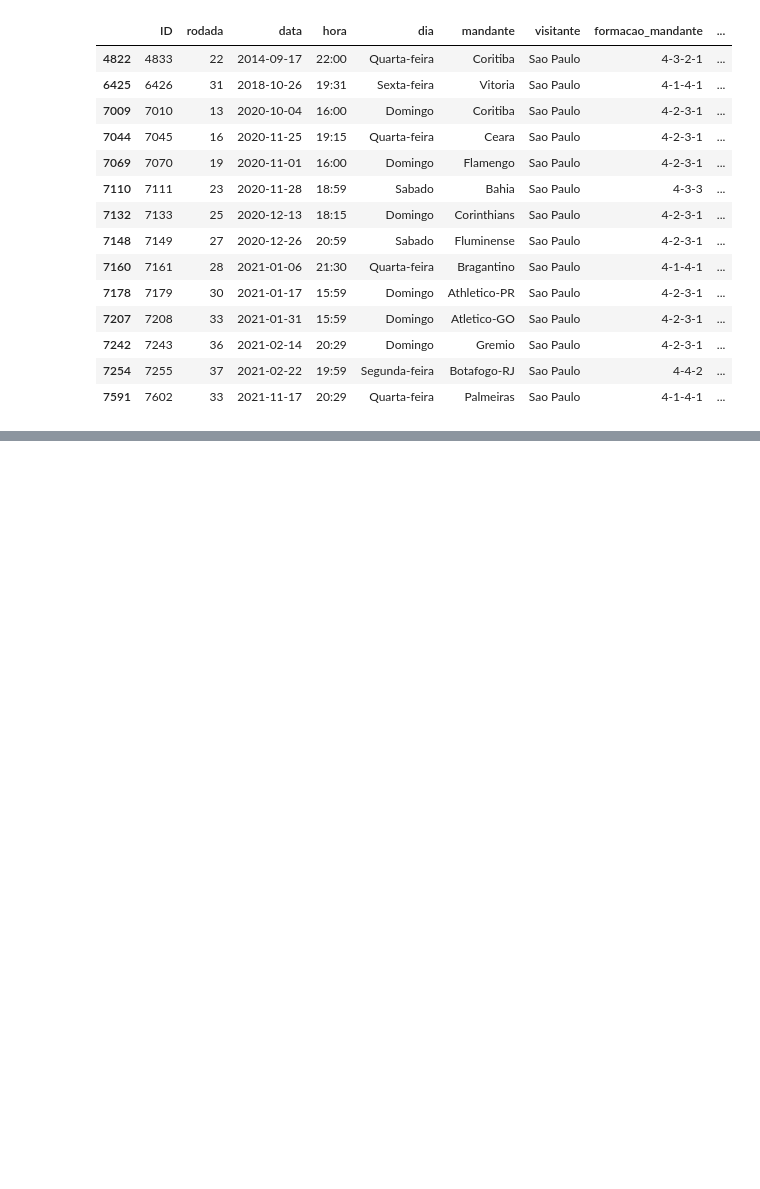
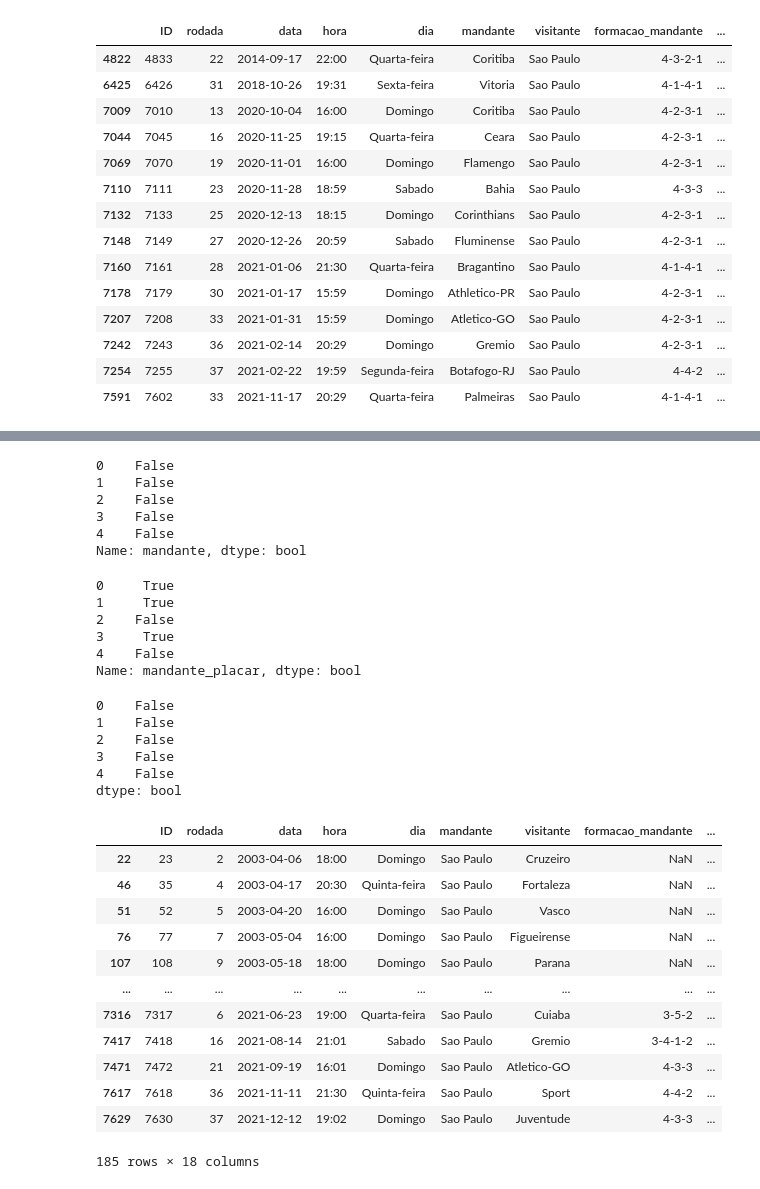
Before and after one commit to LeonardoHyppolito/Estudos, a Jupyter notebook: analise_com_pandas.ipynb, the cells around one changed output, grey strips where cells are left out. Drawn from its saved outputs; the diff is of its cells as text; code cells hidden in the pictures; blank space fills up the shorter version.

```diff
--- a/analise_com_pandas.ipynb
+++ b/analise_com_pandas.ipynb
@@ -750,0 +748,2 @@ formacao4_4_2
+# %%
+df = pd.read_csv("campeonato-brasileiro-full.csv")
@@ -750,0 +759,59 @@ formacao4_4_2
+# %%
+# Variável, vá ao meu df.coluna mandante, e analisa pra mim, os valores Sao Paulo.
+mandante_sp = df.mandante == "Sao Paulo"
+# %%
+# Como atribuímos a essa variável todas as ocasiões, em que o valor Sao Paulo aparece na feature "mandante", ela funciona como um booliano,
+#Como se ela percorresse toda a coluna, verificando se existe (TRUE) ou não existe (FALSE) o valor Sao Paulo, naquela linha. Logo se dermos um .head():
+mandante_sp.head()
+# %% [output]
+0    False
+1    False
+2    False
+3    False
+4    False
+Name: mandante, dtype: bool
+# %%
+# Agora como a ideia é analisar, múltiplas condições, podemos criar uma nova variável, com uma nova condição. A ideia
+# é verificar se o time fez pelo menos 2 gols,
+gols_feitos = df.mandante_placar >= 2
+# %%
+# Da mesma forma, a variável percorre a coluna, verificando se o valor é >= 2 e nos retorna TRUE ou FALSE.
+gols_feitos.head()
+# %% [output]
+0     True
+1     True
+2    False
+3     True
+4    False
+Name: mandante_placar, dtype: bool
+# %%
+# Aqui o pc esta percorrendo as colunas de interesse, e verificando se satisfaz ambas condições, detalhe para o "&"
+# que funcionou e não consegui aplicar o "and" o qual eu achava que era a mesma coisa.
+(mandante_sp & gols_feitos).head()
+# %% [output]
+0    False
+1    False
+2    False
+3    False
+4    False
+dtype: bool
+# %%
+# Podemos então criar uma nova variável, chamada sp gol feitos, juntando essas duas.
+# Essa variável pede ao Df todas as observações que satisfazem ambas as condições.
+sp_gols_feitos = df.loc[(mandante_sp & gols_feitos)]
+# %%
+sp_gols_feitos
+# %% [output]
+|  | ID | rodada | data | hora | dia | mandante | visitante | formacao_mandante | ... |
+| 22 | 23 | 2 | 2003-04-06 | 18:00 | Domingo | Sao Paulo | Cruzeiro | NaN | ... |
+| 46 | 35 | 4 | 2003-04-17 | 20:30 | Quinta-feira | Sao Paulo | Fortaleza | NaN | ... |
+| 51 | 52 | 5 | 2003-04-20 | 16:00 | Domingo | Sao Paulo | Vasco | NaN | ... |
+| 76 | 77 | 7 | 2003-05-04 | 16:00 | Domingo | Sao Paulo | Figueirense | NaN | ... |
+| 107 | 108 | 9 | 2003-05-18 | 18:00 | Domingo | Sao Paulo | Parana | NaN | ... |
+| ... | ... | ... | ... | ... | ... | ... | ... | ... | ... |
+| 7316 | 7317 | 6 | 2021-06-23 | 19:00 | Quarta-feira | Sao Paulo | Cuiaba | 3-5-2 | ... |
+| 7417 | 7418 | 16 | 2021-08-14 | 21:01 | Sabado | Sao Paulo | Gremio | 3-4-1-2 | ... |
+| 7471 | 7472 | 21 | 2021-09-19 | 16:01 | Domingo | Sao Paulo | Atletico-GO | 4-3-3 | ... |
+| 7617 | 7618 | 36 | 2021-11-11 | 21:30 | Quinta-feira | Sao Paulo | Sport | 4-4-2 | ... |
+| 7629 | 7630 | 37 | 2021-12-12 | 19:02 | Domingo | Sao Paulo | Juventude | 4-3-3 | ... |
+185 rows × 18 columns
```
Also changed, not shown: parts of 84 cells of this notebook.
